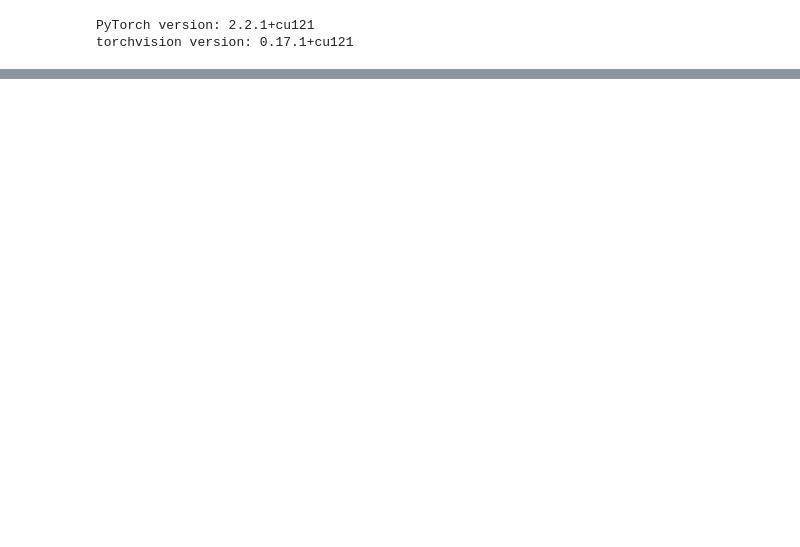
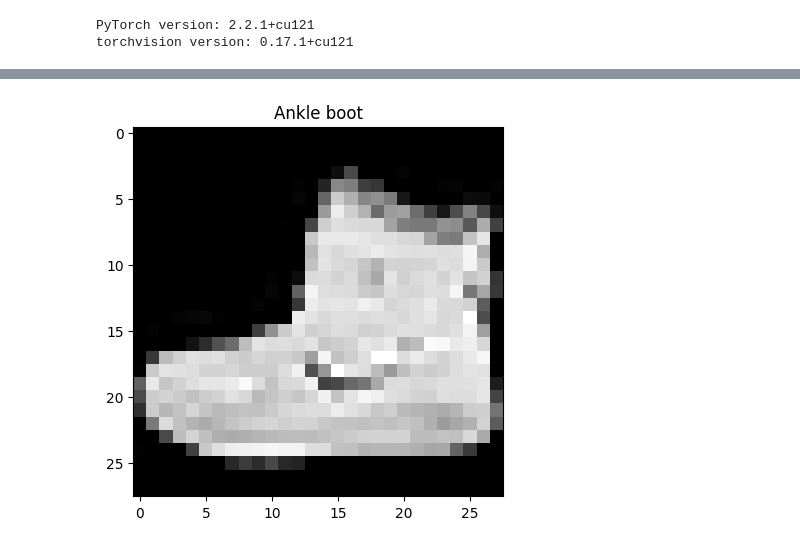
Before and after one commit to mzums/machine-learning, a Jupyter notebook: pytorch/fashion_mnist.ipynb, the cells around one changed output, grey strips where cells are left out. Saved outputs shown, nothing was run; the diff lists cells and outputs as text; code cells hidden in the pictures; blank space fills up the shorter version.

```diff
--- a/pytorch/fashion_mnist.ipynb
+++ b/pytorch/fashion_mnist.ipynb
@@ -48,0 +33,3 @@ Extracting data/FashionMNIST/raw/t10k-labels-idx1-ubyte.gz to data/FashionMNIST/
+# %%
+class_names = train_data.classes
+class_names
@@ -48,0 +57,5 @@ Extracting data/FashionMNIST/raw/t10k-labels-idx1-ubyte.gz to data/FashionMNIST/
+# %%
+plt.imshow(image.squeeze(), cmap="gray")
+plt.title(class_names[label]);
+# %% [output]
+[figure, added]
```
Also changed, not shown: parts of 25 cells of this notebook.
